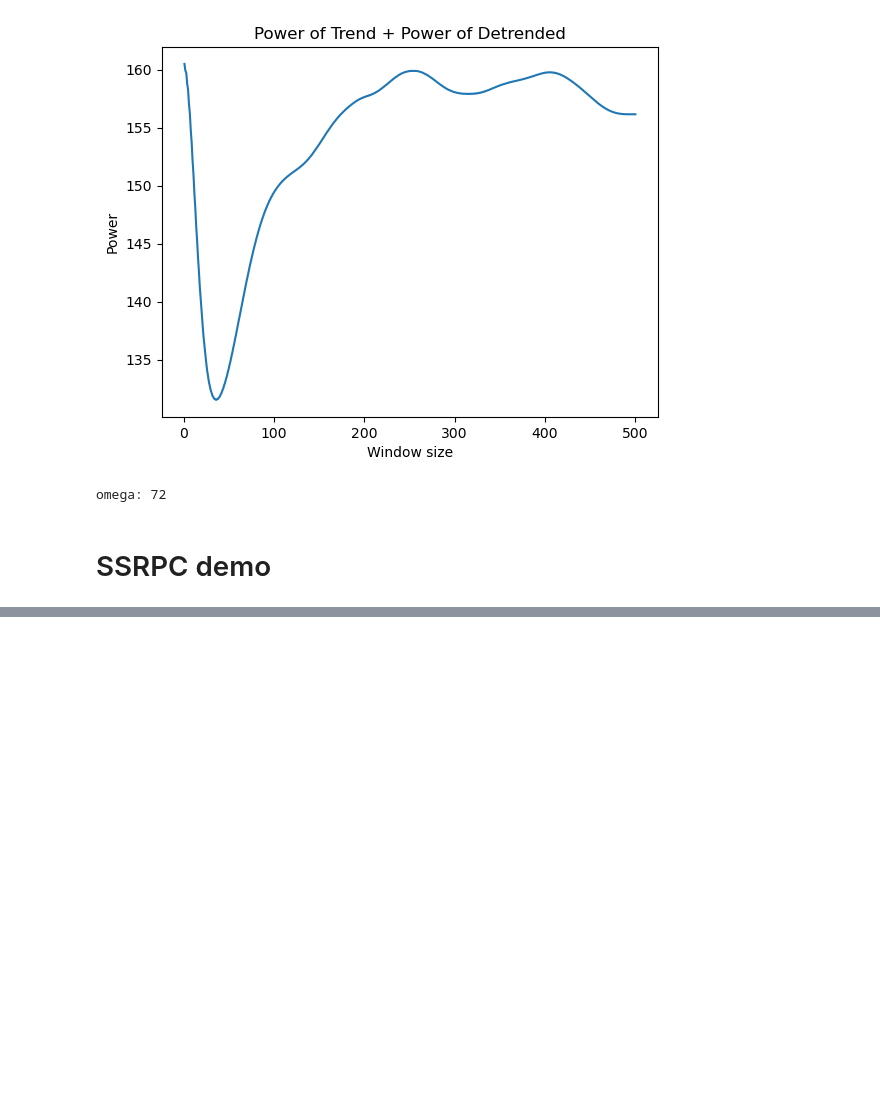
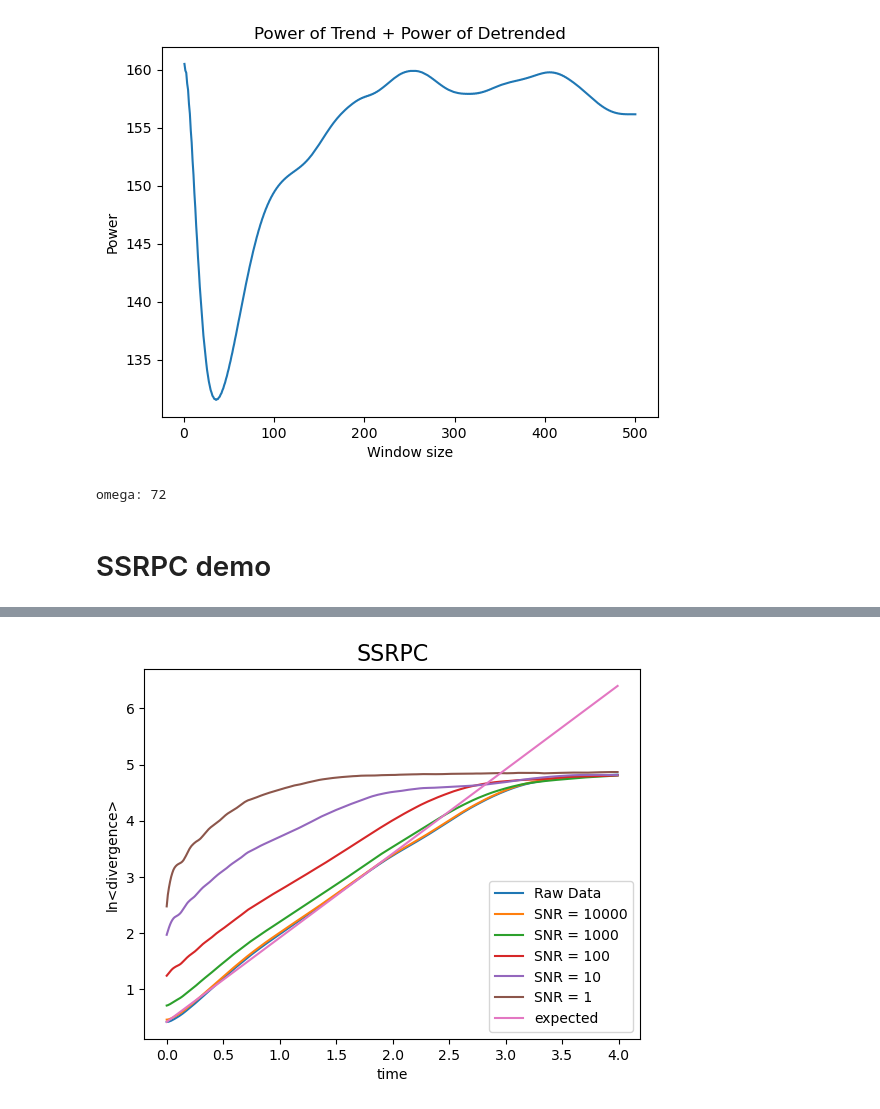
Before and after one commit to Lee-Jun-Hyuk-37/SSRPC, a Jupyter notebook: demo.ipynb, the cells around one changed output, grey strips where cells are left out. Cells and saved outputs as stored; diff of their text form; code cells hidden in the pictures; blank space fills up the shorter version.

```diff
--- a/demo.ipynb
+++ b/demo.ipynb
@@ -27,8 +28,8 @@ omega: 72
 # %% [markdown]
 # SSRPC demo
 # %%
-stpdp = STPDP(lorenz_x[1000:], max_length=500)  # transient section 이후의 데이터 사용
+stpdp = STPDP(lorenz_x, max_length=500)
 omega = stpdp.calculate_omega()
-ssrpc = SSRPC(lorenz_x[1000:], sample, omega)
+ssrpc = SSRPC(lorenz_x, sample, omega)
 ssrpc.reconstruct()
 ssrpc.calculate_divergence(maxt=500)
@@ -43,0 +85,24 @@ print(mle)
+# %%
+# SSRPC
+divergence_list = []
+for target_data in noisy_data_list:
+    stpdp = STPDP(target_data, max_length=500)
+    omega = stpdp.calculate_omega(start_limit=2)
+
+    ssrpc = SSRPC(target_data, sample, omega)
+    ssrpc.reconstruct()
+    ssrpc.calculate_divergence(maxt=400)
+
+    divergence_list.append(ssrpc.divergence)
+
+plt.figure()
+for i, label in enumerate(["Raw Data", "SNR = 10000", "SNR = 1000", "SNR = 100", "SNR = 10", "SNR = 1"]):
+    plt.plot(ssrpc.time, divergence_list[i], label=label)
+plt.plot(ssrpc.time, 1.5 * ssrpc.time + divergence_list[0][0], label="expected")
+plt.legend()
+plt.xlabel("time")
+plt.ylabel('ln<divergence>')
+plt.title("SSRPC", fontsize=16)
+plt.show()
+# %% [output]
+[figure, added]
```
Also changed, not shown: parts of 11 cells of this notebook.
